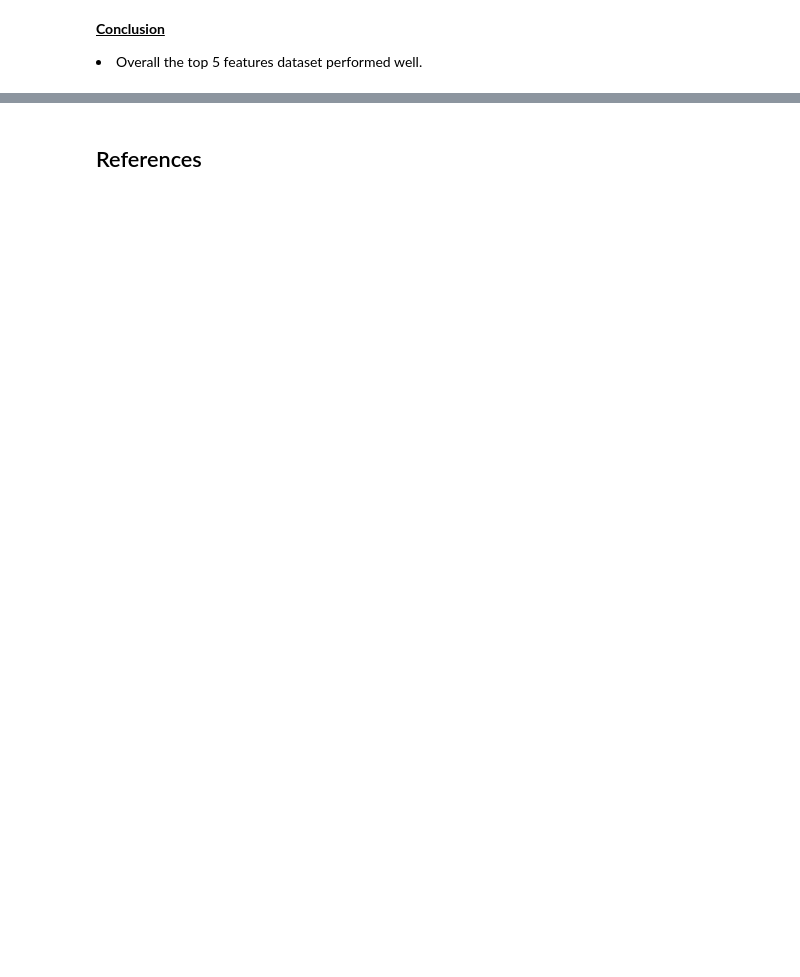
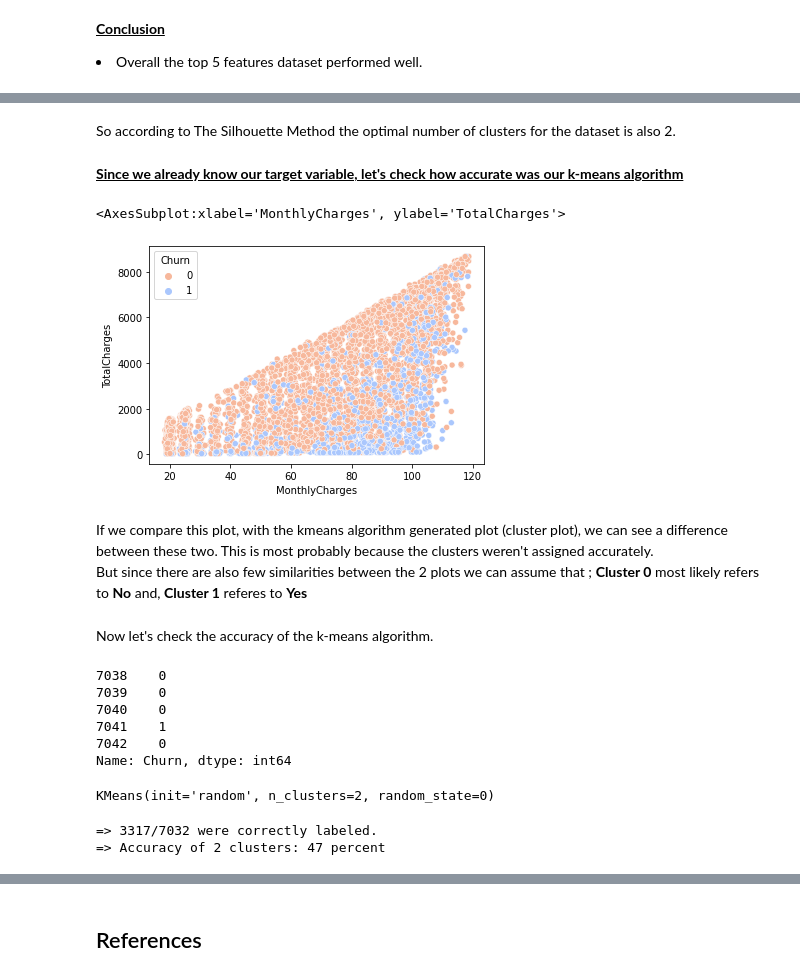
Before and after one commit to KusalkaSilva/Telco-Customer-Churn, a Jupyter notebook: Telco_Customer_Churn.ipynb, the cells around one changed output, grey strips where cells are left out. Cells and saved outputs as stored; diff of their text form; code cells hidden in the pictures; blank space fills up the shorter version.

```diff
--- a/Telco_Customer_Churn.ipynb
+++ b/Telco_Customer_Churn.ipynb
@@ -1056,0 +1217,46 @@ False Positive Rate (FPR) -  0.20
+# %% [markdown]
+So according to The Silhouette Method the optimal number of clusters for the dataset is also 2.
+# %% [markdown]
+<b><u>Since we already know our target variable, let's check how accurate was our k-means algorithm</u></b>
+# %%
+# Let's plot the scatter plot w.r.t target variable
+sns.scatterplot(data = data_copy, x = "MonthlyCharges", y = "TotalCharges", hue = data_copy.Churn, palette = "coolwarm_r")
+# %% [output]
+<AxesSubplot:xlabel='MonthlyCharges', ylabel='TotalCharges'>
+[figure, added]
+# %% [markdown]
+If we compare this plot, with the kmeans algorithm generated plot (cluster plot), we can see a difference between these two. This is most probably because the clusters weren't assigned accurately. <br>
+But since there are also few similarities between the 2 plots we can assume that ;
+<b>Cluster 0</b> most likely refers to <b>No</b> and,
+<b>Cluster 1</b> referes to <b>Yes</b>
+# %% [markdown]
+Now let's check the accuracy of the k-means algorithm.
+# %%
+y = data_copy["Churn"]
+y.tail()
+# %% [output]
+7038    0
+7039    0
+7040    0
+7041    1
+7042    0
+Name: Churn, dtype: int64
+# %%
+# Perform K-means algorithm, for n_clusters = 2
+kmeans = KMeans(n_clusters = 2, init = 'random', max_iter = 300, n_init = 10, random_state = 0)
+kmeans.fit(X)
+# %% [output]
+KMeans(init='random', n_clusters=2, random_state=0)
+# %%
+labels = kmeans.labels_
+
+# Calculate the number of samples correctly labeled
+correct = sum(y == labels)
+
+print("=> %d/%d were correctly labeled." % (correct, y.size))
+
+Accuracy = (correct/float(y.size)*100)
+print("=> Accuracy of 2 clusters: %d percent " %(Accuracy))
+# %% [output]
+=> 3317/7032 were correctly labeled.
+=> Accuracy of 2 clusters: 47 percent
```
Also changed, not shown: parts of 69 cells of this notebook.
